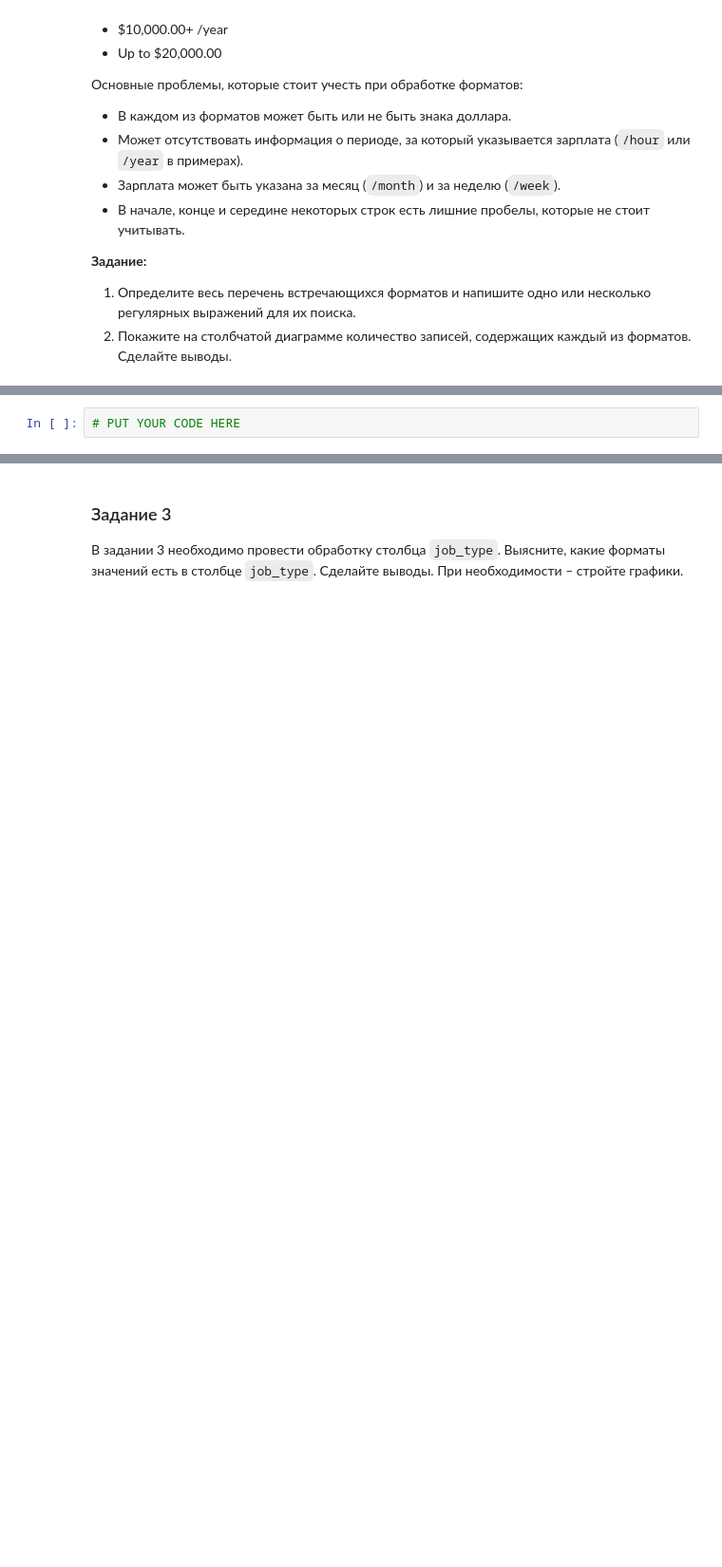
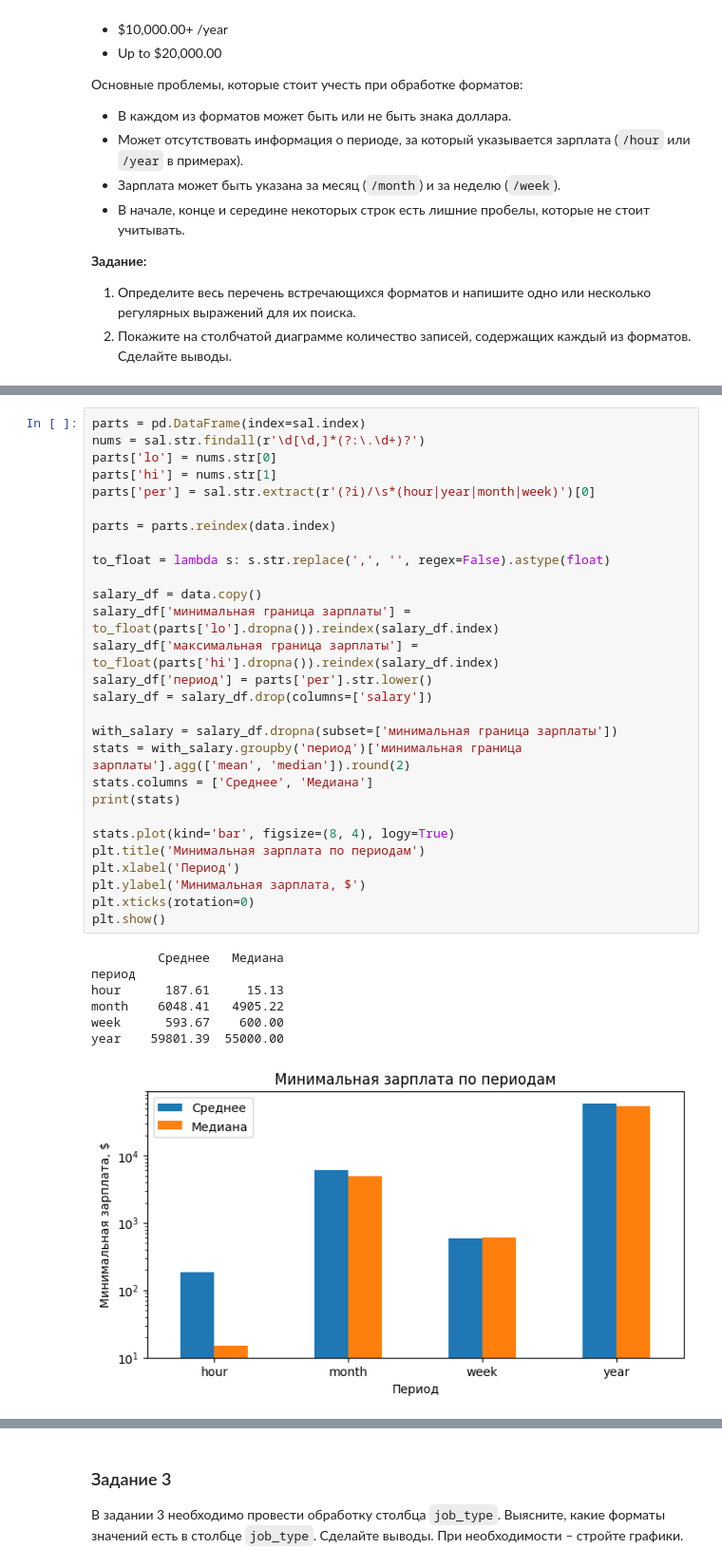
Before and after one commit to anastasiiaCher/pda-homework01, a Jupyter notebook: Коренченко_лаба2.ipynb, the cells around one changed output, grey strips where cells are left out. Shown at 95% size. Cells and saved outputs as stored; diff of their text form; blank space fills up the shorter version.

```diff
--- a/Коренченко_лаба2.ipynb
+++ b/Коренченко_лаба2.ipynb
@@ -380,6 +500,40 @@ Name: location, dtype: object
 2. Покажите на столбчатой диаграмме с группировкой среднюю и медианную минимальную зарплату в каждом периоде. Сделайте выводы.
-# %%
-# PUT YOUR CODE HERE
+# %%
+parts = pd.DataFrame(index=sal.index)
+nums = sal.str.findall(r'\d[\d,]*(?:\.\d+)?')
+parts['lo'] = nums.str[0]
+parts['hi'] = nums.str[1]
+parts['per'] = sal.str.extract(r'(?i)/\s*(hour|year|month|week)')[0]
+
+parts = parts.reindex(data.index)
+
+to_float = lambda s: s.str.replace(',', '', regex=False).astype(float)
+
+salary_df = data.copy()
+salary_df['минимальная граница зарплаты'] = to_float(parts['lo'].dropna()).reindex(salary_df.index)
+salary_df['максимальная граница зарплаты'] = to_float(parts['hi'].dropna()).reindex(salary_df.index)
+salary_df['период'] = parts['per'].str.lower()
+salary_df = salary_df.drop(columns=['salary'])
+
+with_salary = salary_df.dropna(subset=['минимальная граница зарплаты'])
+stats = with_salary.groupby('период')['минимальная граница зарплаты'].agg(['mean', 'median']).round(2)
+stats.columns = ['Среднее', 'Медиана']
+print(stats)
+
+stats.plot(kind='bar', figsize=(8, 4), logy=True)
+plt.title('Минимальная зарплата по периодам')
+plt.xlabel('Период')
+plt.ylabel('Минимальная зарплата, $')
+plt.xticks(rotation=0)
+plt.show()
+# %% [output]
+         Среднее   Медиана
+период
+hour      187.61     15.13
+month    6048.41   4905.22
+week      593.67    600.00
+year    59801.39  55000.00
+[figure, added]
 # %% [markdown]
 #### Задание 2.3
 
```
Also changed, not shown: parts of 19 cells of this notebook.
